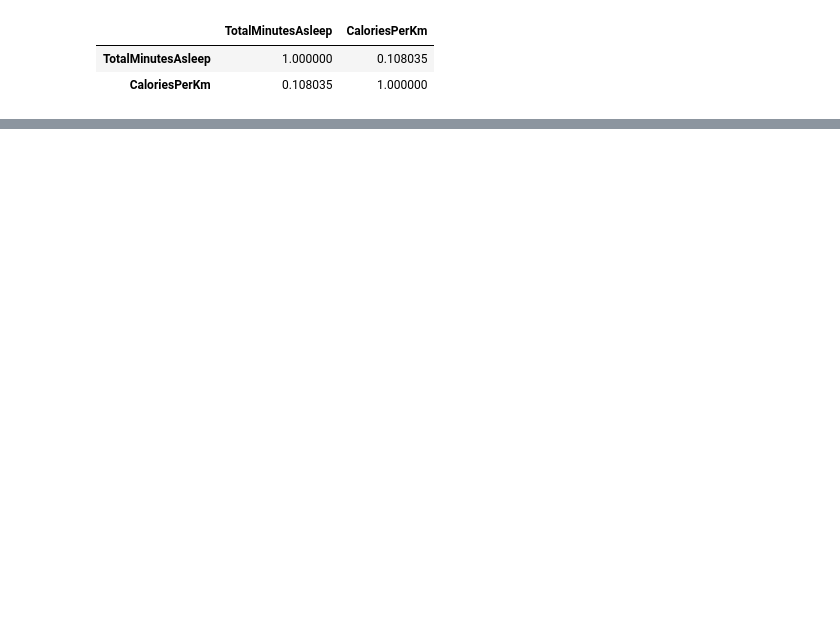
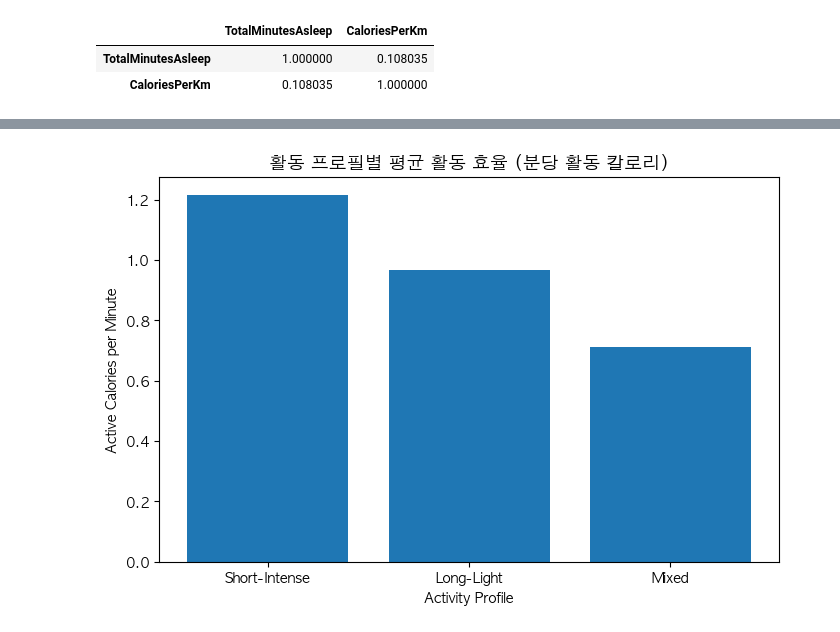
Before and after one commit to jeesy95-creator/sparta_15, a Jupyter notebook: notebooks/Soyun.ipynb, the cells around one changed output, grey strips where cells are left out. Cells and saved outputs as stored; diff of their text form; code cells hidden in the pictures; blank space fills up the shorter version.

```diff
--- a/notebooks/Soyun.ipynb
+++ b/notebooks/Soyun.ipynb
@@ -1543 +1508,18 @@ pivot_profile_cal
 | Short-Intense | 0.021 | 0.309 | 0.388 | 0.282 |
+# %%
+import matplotlib.pyplot as plt
+
+# profile_eff 데이터프레임 사용
+plt.figure(figsize=(8,5))
+plt.bar(
+    profile_eff['activity_profile'],
+    profile_eff['ActiveCalPerMin']
+)
+
+plt.title('활동 프로필별 평균 활동 효율 (분당 활동 칼로리)', fontsize=13)
+plt.xlabel('Activity Profile')
+plt.ylabel('Active Calories per Minute')
+
+plt.show()
+# %% [output]
+[figure, added]
```
Also changed, not shown: parts of 13 cells of this notebook, 1 other file.
